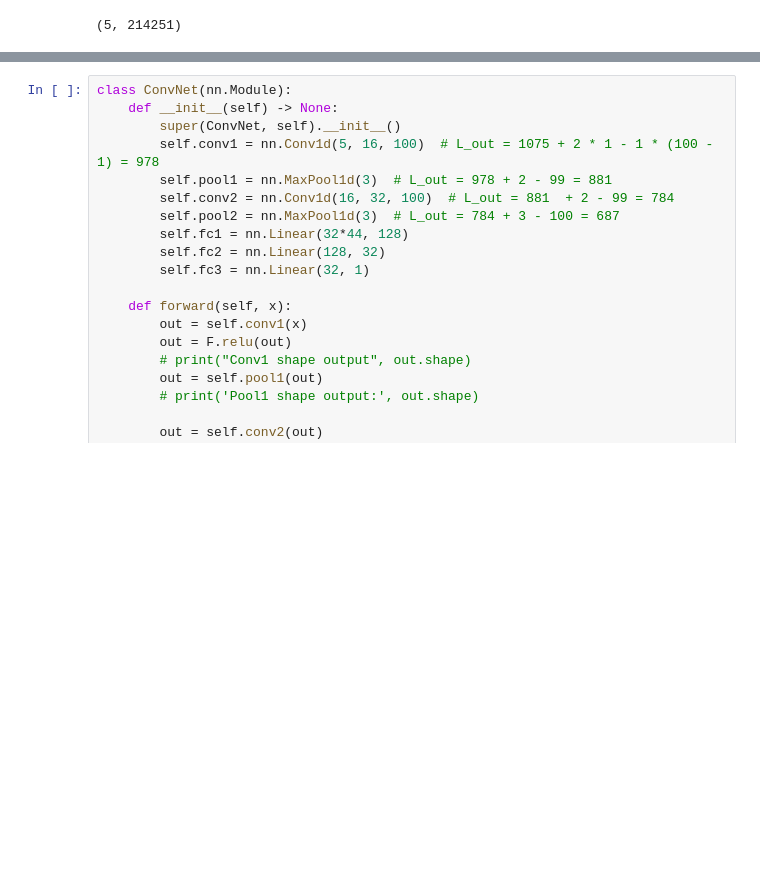
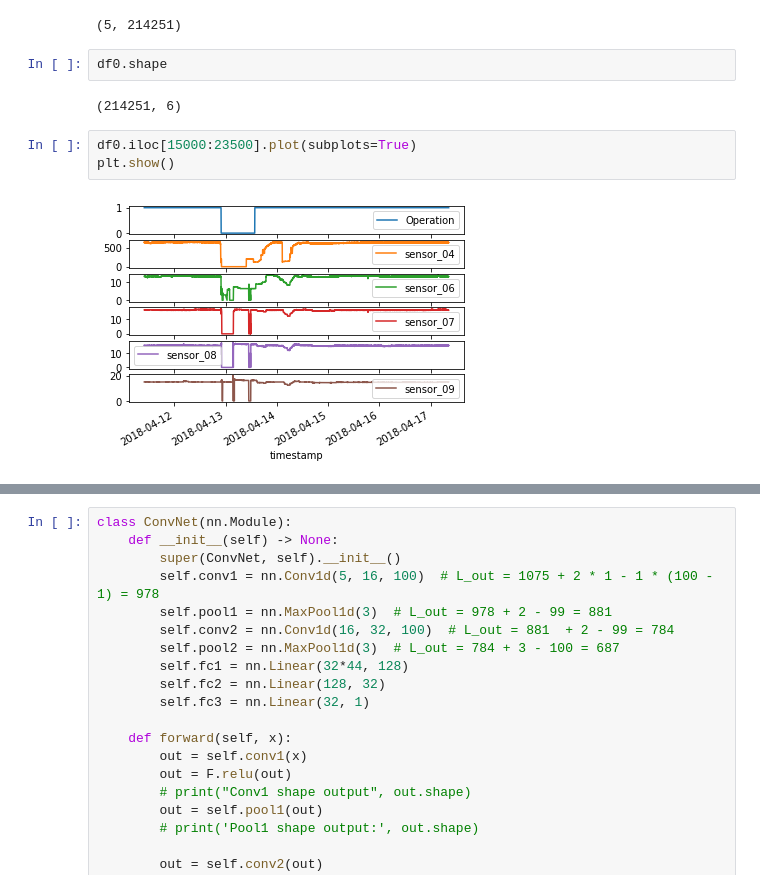
Before and after one commit to CarlinCyril/active_learning, a Jupyter notebook: AL_pump_sensor.ipynb, the cells around one changed output, grey strips where cells are left out. Drawn from its saved outputs; the diff is of its cells as text; blank space fills up the shorter version.

```diff
--- a/AL_pump_sensor.ipynb
+++ b/AL_pump_sensor.ipynb
@@ -123,6 +102,15 @@ memory usage: 11.4 MB
 df0.values[:, 1:].astype(np.float32).transpose().shape
 # %% [output]
 (5, 214251)
+# %%
+df0.shape
+# %% [output]
+(214251, 6)
+# %%
+df0.iloc[15000:23500].plot(subplots=True)
+plt.show()
+# %% [output]
+[figure, added]
 # %%
 class SensorDataset(torch.utils.data.Dataset):
     def __init__(self, values: np.array) -> None:
```
Also changed, not shown: parts of 17 cells of this notebook.
